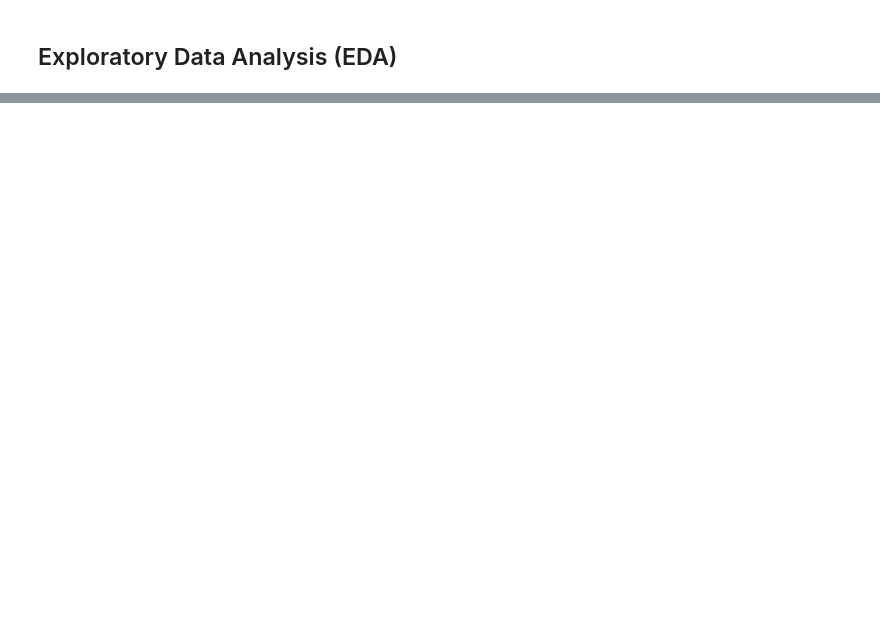
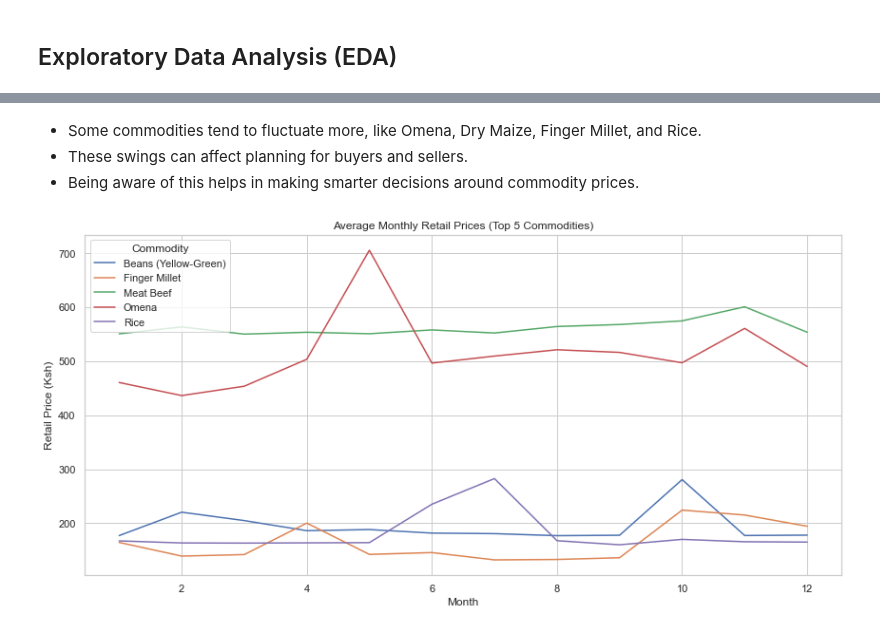
Before and after one commit to Victor-Mufasa/Agricultural-Commodity-Price-Forecasting, a Jupyter notebook: notebook/Maureen.ipynb, the cells around one changed output, grey strips where cells are left out. Drawn from its saved outputs; the diff is of its cells as text; code cells hidden in the pictures; blank space fills up the shorter version.

```diff
--- a/notebook/Maureen.ipynb
+++ b/notebook/Maureen.ipynb
@@ -313,0 +344,27 @@ plt.show()
+# %% [markdown]
+
+- Some commodities tend to fluctuate more, like Omena, Dry Maize, Finger Millet, and Rice.
+- These swings can affect planning for buyers and sellers.
+- Being aware of this helps in making smarter decisions around commodity prices.
+# %%
+
+
+# Analyze seasonal patterns by month
+
+top_5 = df_complete.groupby('Commodity')['Retail'].mean().sort_values(ascending=False).head(5).index
+
+seasonal_subset = seasonal_pattern[
+    seasonal_pattern['Commodity'].isin(top_5)
+]
+
+plt.figure(figsize=(12,6))
+sns.lineplot(data=seasonal_subset, x='Month', y='Retail', hue='Commodity')
+
+plt.title("Average Monthly Retail Prices (Top 5 Commodities)")
+plt.xlabel("Month")
+plt.ylabel("Retail Price (Ksh)")
+
+plt.tight_layout()
+plt.show()
+# %% [output]
+[figure, added]
```
Also changed, not shown: parts of 18 cells of this notebook.
